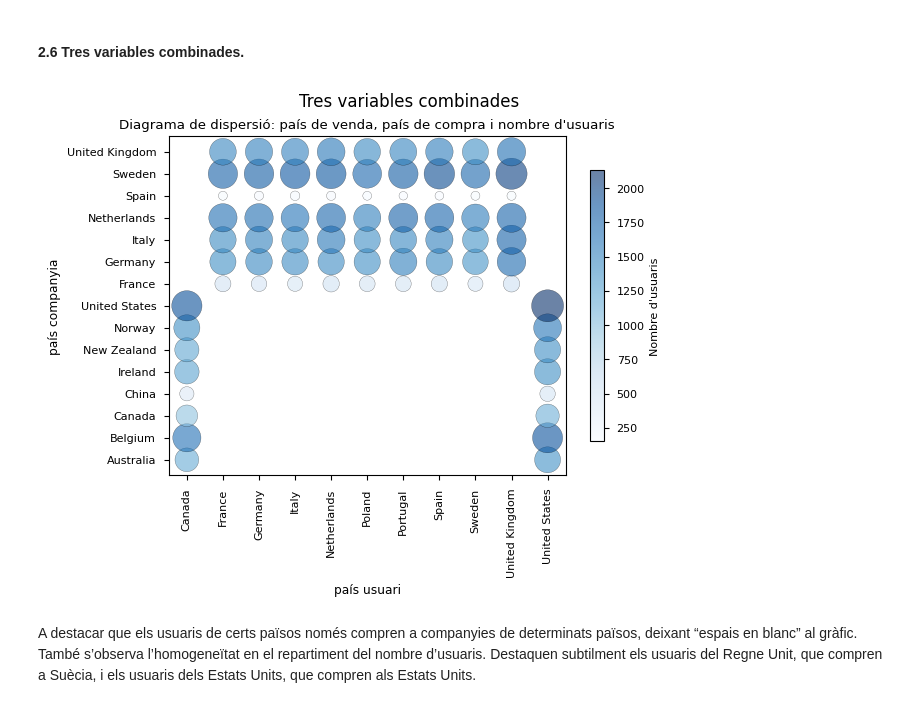
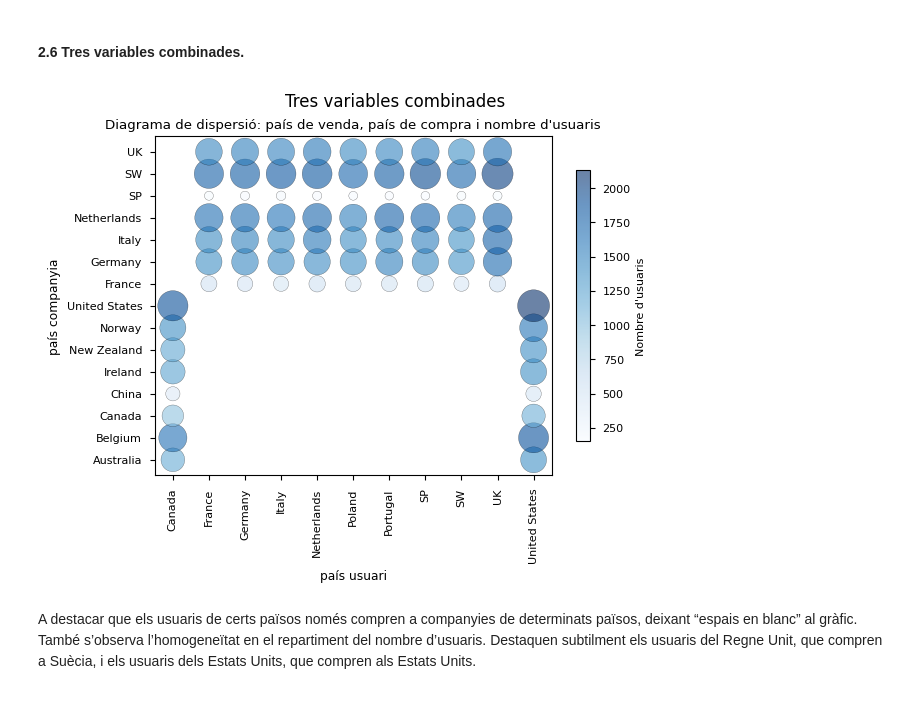
Before and after one commit to raulmabcn/DataAnalyst, a Jupyter notebook: Specialization/PythonVisualData/S1101_MC.ipynb, the cells around one changed output. Saved outputs shown, nothing was run; the diff lists cells and outputs as text; code cells hidden in the pictures.

```diff
--- a/Specialization/PythonVisualData/S1101_MC.ipynb
+++ b/Specialization/PythonVisualData/S1101_MC.ipynb
@@ -228,34 +252,38 @@ El nombre de transaccions rebutjades és mínim a tots els països. Es pot aprec
 # %%
 df_pctus    = pd.merge( df['company'][['id','country']], df['transaction'][['company_id','user_id']], left_on='id', right_on='company_id', how='inner'
             ).rename( columns={'country' : 'company_country'}
             ).merge( df['user'][['id','country']], left_on='user_id', right_on='id', how='inner'
             ).rename( columns={'country' : 'user_country'}
             ).groupby( ['user_country', 'company_country'] ).size().reset_index( name='num_users' )
 
 plt.suptitle( "Tres variables combinades" )
 plt.title( "Diagrama de dispersió: país de venda, país de compra i nombre d'usuaris" )
 
+
+country_dict = {'United Kingdom': 'UK', 'Sweden': 'SW', 'Spain': 'SP'}
+
+
 sc = plt.scatter(
-    df_pctus['user_country'],
-    df_pctus['company_country'],
+    df_pctus['user_country'].replace(country_dict),
+    df_pctus['company_country'].replace(country_dict),
     s = df_pctus['num_users']*0.25,
     c = df_pctus['num_users'],
     cmap='Blues',
     alpha=0.6,
     edgecolors='black'
 )
 
 cbar = plt.colorbar( sc, shrink=0.8, pad=0.05 )
 cbar.set_label( "Nombre d'usuaris", fontsize=8 )
 
 plt.xlabel( "país usuari" )
 plt.ylabel( "país companyia" )
 plt.xticks( rotation=90 )
 
 plt.show()
 plt.close()
 # %% [output]
-[figure, old version]
+[figure, new version]
 # %% [markdown]
 A destacar que els usuaris de certs països només compren a companyies de determinats països, deixant “espais en blanc” al gràfic. També s’observa l’homogeneïtat en el repartiment del nombre d’usuaris. Destaquen subtilment els usuaris del Regne Unit, que compren a Suècia, i els usuaris dels Estats Units, que compren als Estats Units.
 # %% [markdown]
```
Also changed, not shown: parts of 2 cells of this notebook, 3 other files.
